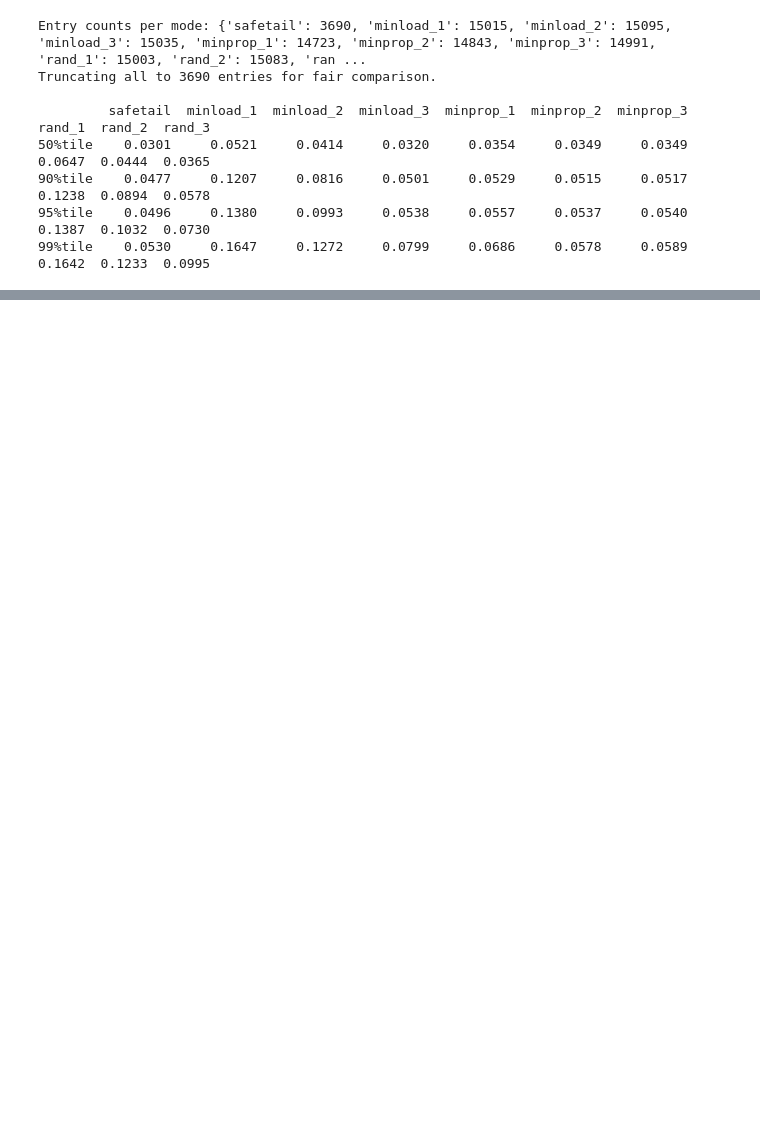
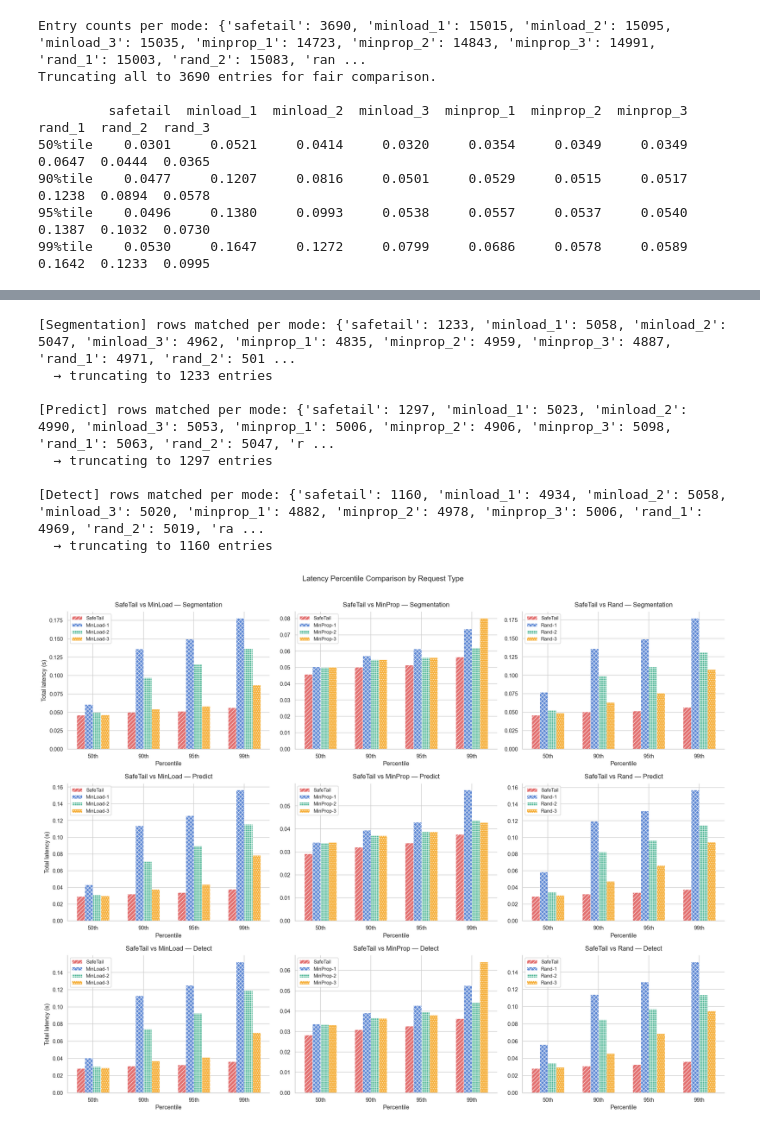
Before and after one commit to shrutya22487/SafeTail-2.0, a Jupyter notebook: plot_baselines.ipynb, the cells around one changed output, grey strips where cells are left out. Drawn from its saved outputs; the diff is of its cells as text; code cells hidden in the pictures; blank space fills up the shorter version.

```diff
--- a/plot_baselines.ipynb
+++ b/plot_baselines.ipynb
@@ -211,0 +222,74 @@ plt.show()
+# %%
+# ── 3×3 grid: rows = request types (s/p/d), cols = baselines ─────────────────
+
+REQ_TYPES = [("s", "Segmentation"), ("p", "Predict"), ("d", "Detect")]
+BASELINES = [
+    ("MinLoad", ["minload_1", "minload_2", "minload_3"], ["MinLoad-1", "MinLoad-2", "MinLoad-3"]),
+    ("MinProp", ["minprop_1", "minprop_2", "minprop_3"], ["MinProp-1", "MinProp-2", "MinProp-3"]),
+    ("Rand",    ["rand_1",    "rand_2",    "rand_3"],    ["Rand-1",    "Rand-2",    "Rand-3"]),
+]
+
+# Pre-compute filtered data for each request-type prefix
+filtered_data = {}
+for prefix, req_name in REQ_TYPES:
+    raw_f = {}
+    for mode in modes:
+        path = LOG_DIR / f"{mode}_latency_log.csv"
+        if not path.exists():
+            continue
+        df   = pd.read_csv(path)
+        mask = df["request_type"].str.startswith(prefix)
+        lats = df.loc[mask, "total_latency"].dropna().values / 1000.0
+        if mode in ["minprop_1", "minprop_2", "minprop_3"]:
+            lats = lats + 0.005
+        if len(lats) > 0:
+            raw_f[mode] = lats
+
+    print(f"\n[{req_name}] rows matched per mode: { {m: len(v) for m, v in raw_f.items()} }")
+
+    if raw_f:
+        min_n = min(len(v) for v in raw_f.values())
+        print(f"  → truncating to {min_n} entries")
+        trunc = {m: v[:min_n] for m, v in raw_f.items()}
+        filtered_data[prefix] = {mode: get_percentiles(trunc.get(mode)) for mode in modes}
+
+# ── Draw the 3×3 figure ──────────────────────────────────────────────────────
+n_rows = len(REQ_TYPES)
+n_cols = len(BASELINES)
+fig, axes = plt.subplots(n_rows, n_cols, figsize=(6.5 * n_cols, 5 * n_rows), sharey=False)
+
+for r, (prefix, req_name) in enumerate(REQ_TYPES):
+    data_f = filtered_data.get(prefix, {})
+    for c, (bl_name, bl_modes, bl_labels) in enumerate(BASELINES):
+        ax = axes[r][c]
+        if not data_f:
+            ax.text(0.5, 0.5, "No data", ha="center", va="center", transform=ax.transAxes)
+            ax.set_title(f"SafeTail vs {bl_name}\n{req_name}", pad=8)
+            ax.axis("off")
+            continue
+        # safetail + whichever baseline variants have data for this request type
+        grp_modes  = ["safetail"] + [m for m in bl_modes  if m in data_f and not all(np.isnan(data_f[m]))]
+        grp_labels = ["SafeTail"] + [l for m, l in zip(bl_modes, bl_labels) if m in data_f and not all(np.isnan(data_f[m]))]
+        if len(grp_modes) == 1:   # only safetail, no baseline data
+            ax.text(0.5, 0.5, "No baseline data", ha="center", va="center", transform=ax.transAxes)
+            ax.set_title(f"SafeTail vs {bl_name}\n{req_name}", pad=8)
+            ax.axis("off")
+            continue
+        plot_panel(ax, grp_modes, grp_labels,
+                   title=f"SafeTail vs {bl_name} — {req_name}",
+                   ylabel=(c == 0),
+                   data_dict=data_f)
+
+plt.suptitle("Latency Percentile Comparison by Request Type", fontsize=15, y=1.01)
+plt.tight_layout()
+plt.show()
+# %% [output]
+[Segmentation] rows matched per mode: {'safetail': 1233, 'minload_1': 5058, 'minload_2': 5047, 'minload_3': 4962, 'minprop_1': 4835, 'minprop_2': 4959, 'minprop_3': 4887, 'rand_1': 4971, 'rand_2': 501 ...
+  → truncating to 1233 entries
+
+[Predict] rows matched per mode: {'safetail': 1297, 'minload_1': 5023, 'minload_2': 4990, 'minload_3': 5053, 'minprop_1': 5006, 'minprop_2': 4906, 'minprop_3': 5098, 'rand_1': 5063, 'rand_2': 5047, 'r ...
+  → truncating to 1297 entries
+
+[Detect] rows matched per mode: {'safetail': 1160, 'minload_1': 4934, 'minload_2': 5058, 'minload_3': 5020, 'minprop_1': 4882, 'minprop_2': 4978, 'minprop_3': 5006, 'rand_1': 4969, 'rand_2': 5019, 'ra ...
+  → truncating to 1160 entries
+[figure, added]
```
Also changed, not shown: parts of 8 cells of this notebook, 17 other files.
